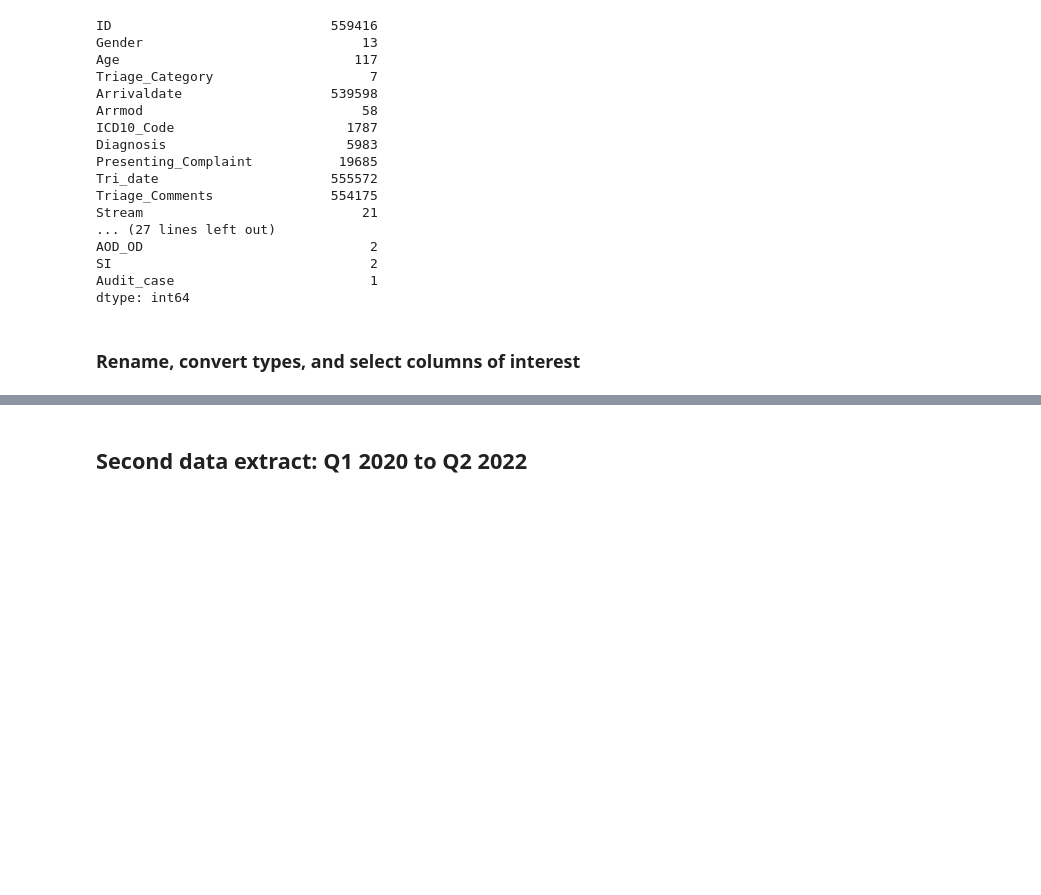
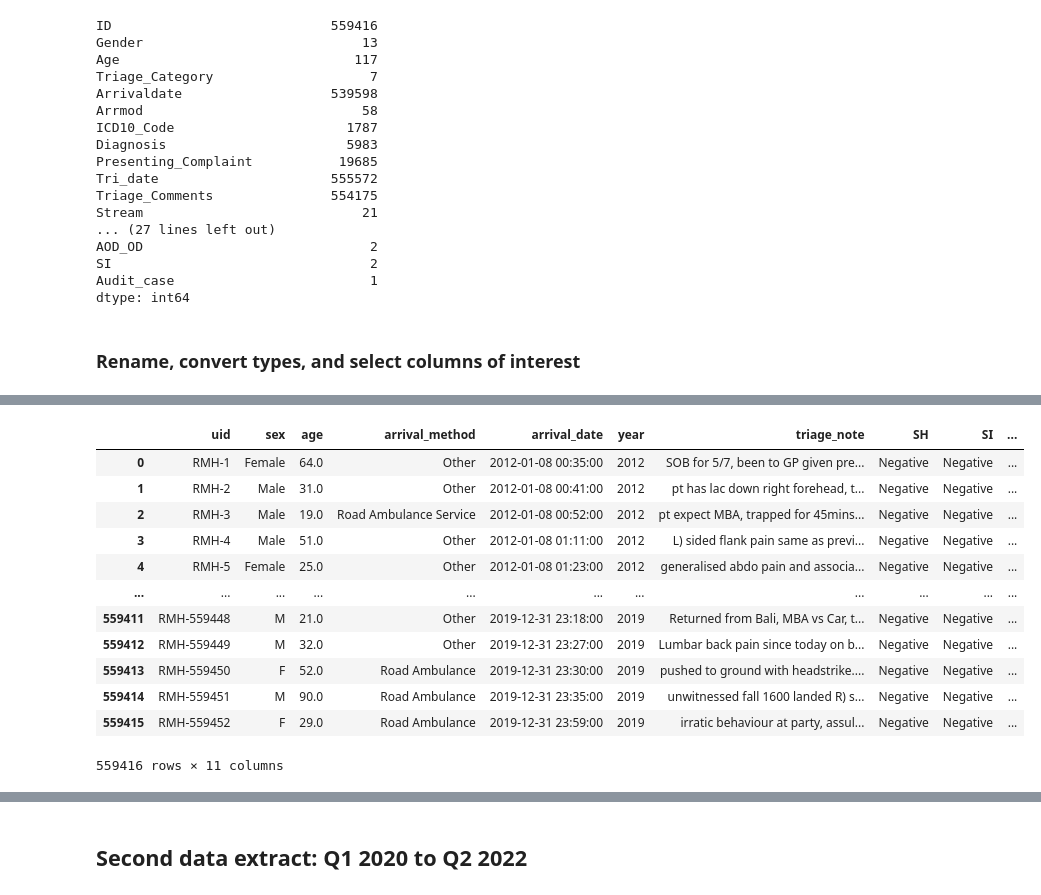
Before and after one commit to vlada-rozova/self-harm-triage-notes, a Jupyter notebook: notebooks/1a-harmonise-datasets.ipynb, the cells around one changed output, grey strips where cells are left out. Drawn from its saved outputs; the diff is of its cells as text; code cells hidden in the pictures; blank space fills up the shorter version.

```diff
--- a/notebooks/1a-harmonise-datasets.ipynb
+++ b/notebooks/1a-harmonise-datasets.ipynb
@@ -20,7 +26,7 @@ ___
 ## First data extract: Q1 2012 to Q4 2019
 # %%
 # Load data
-df1 = pd.read_excel(raw_data_dir / "RMH_Q1 2012 - Q4 2019 - DEIDENT.xlsx")
+df1 = pd.read_excel(rmh_raw_data_path[0])
 print(df1.shape)
 df1.head()
 # %% [output]
@@ -152,14 +143,29 @@ Name: arrival_date, Length: 559416, dtype: datetime64[ns]
 # %%
 # Change types
 df1.arrival_date = pd.to_datetime(df1.arrival_date)
 df1.year = df1.year.astype(int)
-df1.SH = df1.SH.astype(int)
-df1.SI = df1.SI.astype(int)
-df1.AOD_OD = df1.AOD_OD.astype(int)
+df1.SH = map_and_categorize(df1.SH, get_mapping())
+df1.SI = map_and_categorize(df1.SI, get_mapping())
+df1.AOD_OD = map_and_categorize(df1.AOD_OD, get_mapping())
 
 
 # Select columns
 df1 = df1[['uid', 'sex', 'age', 'arrival_method',
            'arrival_date', 'year',
-           'triage_note', 'SH', 'SI', 'AOD_OD', 'audit_case']]
+           'triage_note', 'SH', 'SI', 'AOD_OD', 'audit_case']].copy()
+df1
+# %% [output]
+|  | uid | sex | age | arrival_method | arrival_date | year | triage_note | SH | SI | ... |
+| 0 | RMH-1 | Female | 64.0 | Other | 2012-01-08 00:35:00 | 2012 | SOB for 5/7, been to GP given pre... | Negative | Negative | ... |
+| 1 | RMH-2 | Male | 31.0 | Other | 2012-01-08 00:41:00 | 2012 | pt has lac down right forehead, t... | Negative | Negative | ... |
+| 2 | RMH-3 | Male | 19.0 | Road Ambulance Service | 2012-01-08 00:52:00 | 2012 | pt expect MBA, trapped for 45mins... | Negative | Negative | ... |
+| 3 | RMH-4 | Male | 51.0 | Other | 2012-01-08 01:11:00 | 2012 | L) sided flank pain same as previ... | Negative | Negative | ... |
+| 4 | RMH-5 | Female | 25.0 | Other | 2012-01-08 01:23:00 | 2012 | generalised abdo pain and associa... | Negative | Negative | ... |
+| ... | ... | ... | ... | ... | ... | ... | ... | ... | ... | ... |
+| 559411 | RMH-559448 | M | 21.0 | Other | 2019-12-31 23:18:00 | 2019 | Returned from Bali, MBA vs Car, t... | Negative | Negative | ... |
+| 559412 | RMH-559449 | M | 32.0 | Other | 2019-12-31 23:27:00 | 2019 | Lumbar back pain since today on b... | Negative | Negative | ... |
+| 559413 | RMH-559450 | F | 52.0 | Road Ambulance | 2019-12-31 23:30:00 | 2019 | pushed to ground with headstrike.... | Negative | Negative | ... |
+| 559414 | RMH-559451 | M | 90.0 | Road Ambulance | 2019-12-31 23:35:00 | 2019 | unwitnessed fall 1600 landed R) s... | Negative | Negative | ... |
+| 559415 | RMH-559452 | F | 29.0 | Road Ambulance | 2019-12-31 23:59:00 | 2019 | irratic behaviour at party, assul... | Negative | Negative | ... |
+559416 rows × 11 columns
 # %%
```
Also changed, not shown: parts of 14 cells of this notebook.
